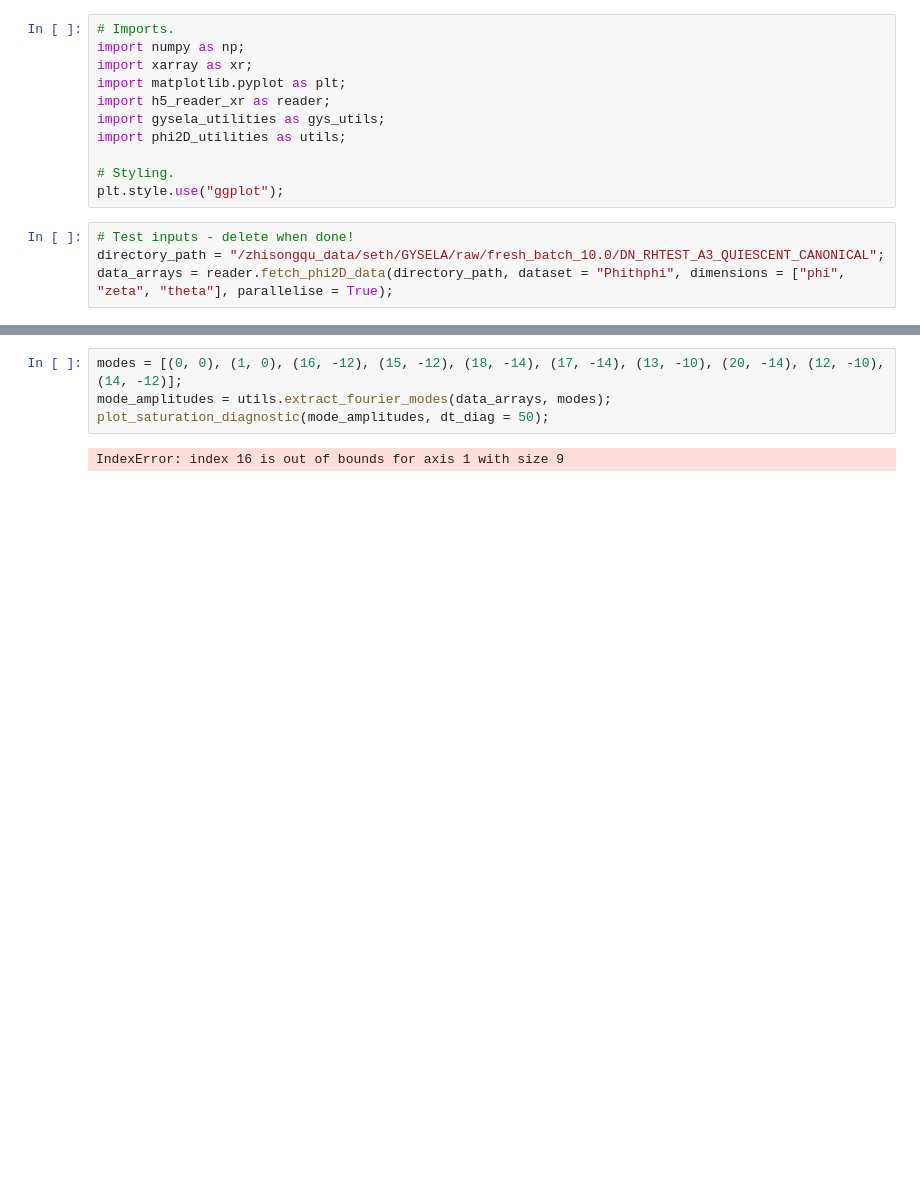
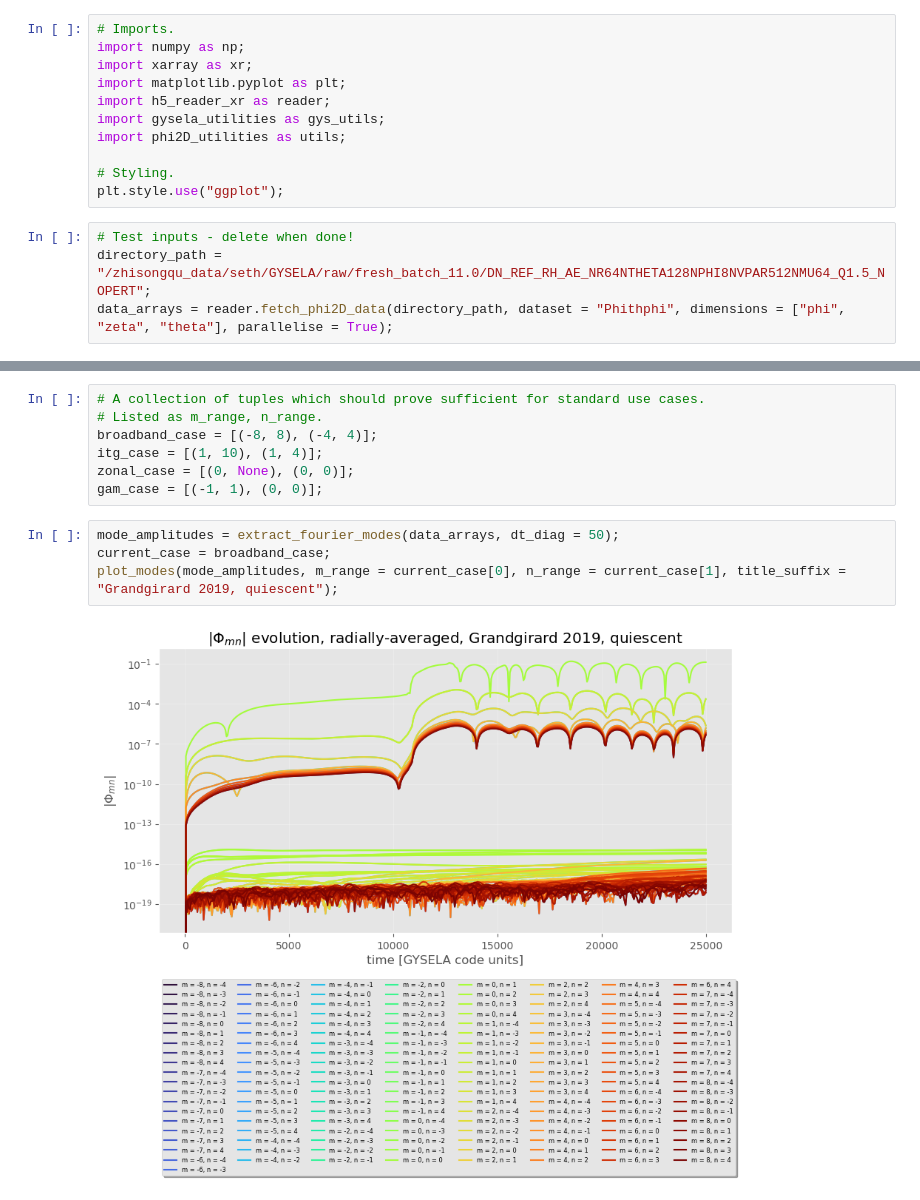
Before and after one commit to seferoni/GYSELA_utils, a Jupyter notebook: post-processing/scripts/exploratory_notebooks/phi_mn_magnitude.ipynb, the cells around one changed output, grey strips where cells are left out. Saved outputs shown, nothing was run; the diff lists cells and outputs as text; blank space fills up the shorter version.

```diff
--- a/post-processing/scripts/exploratory_notebooks/phi_mn_magnitude.ipynb
+++ b/post-processing/scripts/exploratory_notebooks/phi_mn_magnitude.ipynb
@@ -11,6 +11,6 @@ import phi2D_utilities as utils;
 plt.style.use("ggplot");
 # %%
 # Test inputs - delete when done!
-directory_path = "/zhisongqu_data/seth/GYSELA/raw/fresh_batch_10.0/DN_RHTEST_A3_QUIESCENT_CANONICAL";
+directory_path = "/zhisongqu_data/seth/GYSELA/raw/fresh_batch_11.0/DN_REF_RH_AE_NR64NTHETA128NPHI8NVPAR512NMU64_Q1.5_NOPERT";
 data_arrays = reader.fetch_phi2D_data(directory_path, dataset = "Phithphi", dimensions = ["phi", "zeta", "theta"], parallelise = True);
 # %% [output]
@@ -39,6 +89,13 @@ def plot_saturation_diagnostic(amplitudes, dt_diag):
+# %%
+# A collection of tuples which should prove sufficient for standard use cases.
+# Listed as m_range, n_range.
+broadband_case = [(-8, 8), (-4, 4)];
+itg_case = [(1, 10), (1, 4)];
+zonal_case = [(0, None), (0, 0)];
+gam_case = [(-1, 1), (0, 0)];
 # %%
-modes = [(0, 0), (1, 0), (16, -12), (15, -12), (18, -14), (17, -14), (13, -10), (20, -14), (12, -10), (14, -12)];
-mode_amplitudes = utils.extract_fourier_modes(data_arrays, modes);
-plot_saturation_diagnostic(mode_amplitudes, dt_diag = 50);
+mode_amplitudes = extract_fourier_modes(data_arrays, dt_diag = 50);
+current_case = broadband_case;
+plot_modes(mode_amplitudes, m_range = current_case[0], n_range = current_case[1], title_suffix = "Grandgirard 2019, quiescent");
 # %% [output]
-IndexError: index 16 is out of bounds for axis 1 with size 9
+[figure, added]
```
Also changed, not shown: parts of 2 cells of this notebook, 2 other files.
